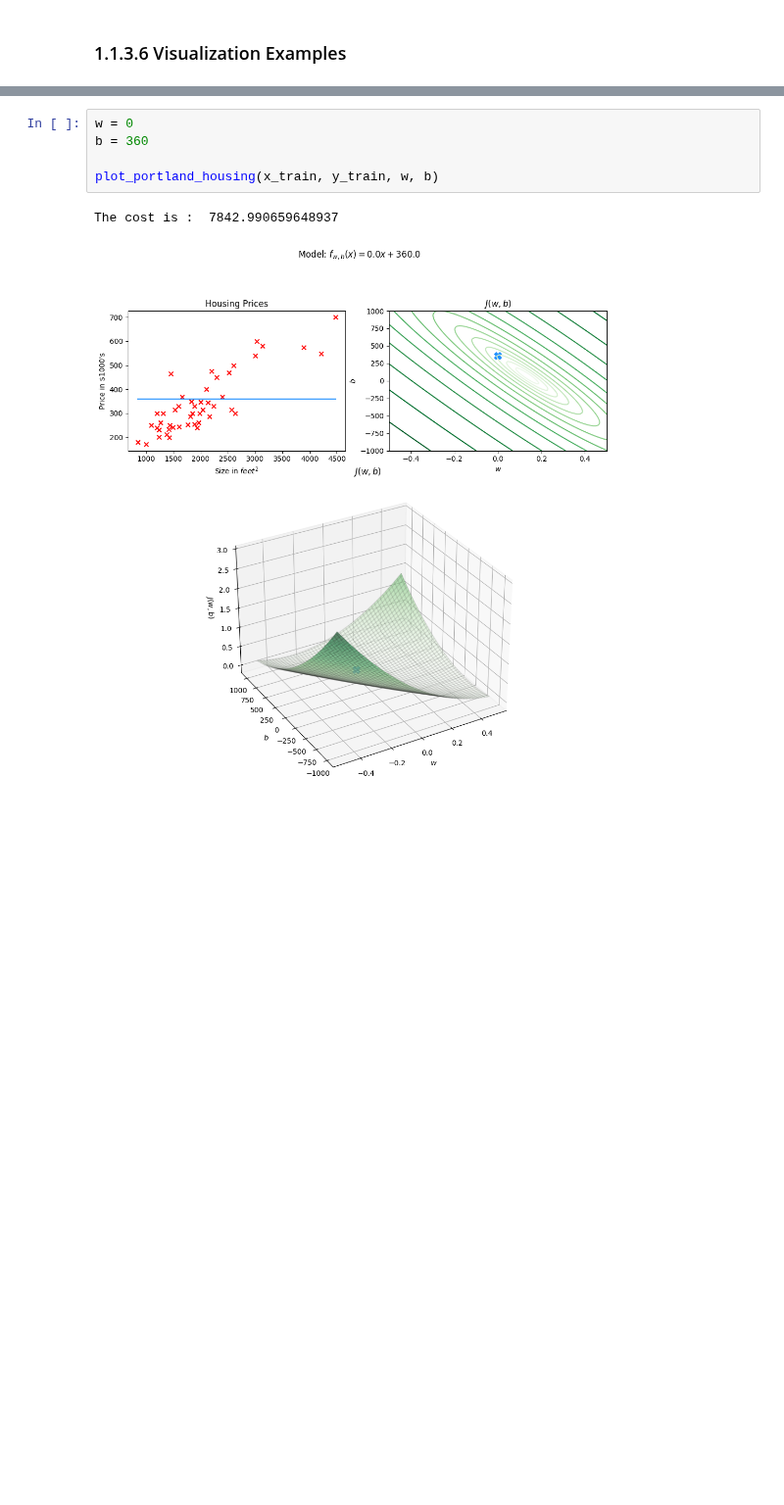
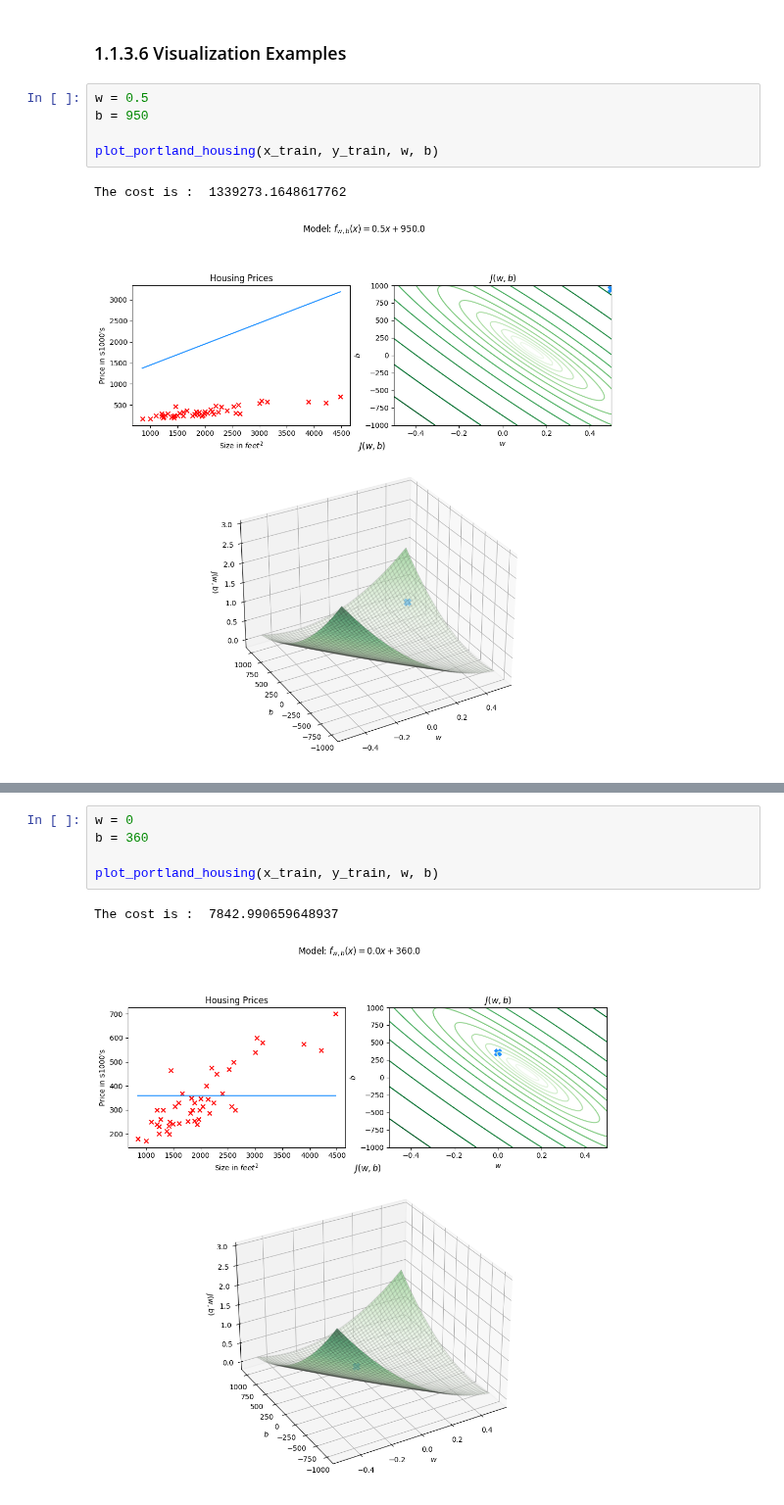
Before and after one commit to PaulToronto/Stanford-Andrew-Ng-Machine-Learning-Specialization, a Jupyter notebook: 1_1_Introduction_to_Machine_Learning.ipynb, the cells around one changed output, grey strips where cells are left out. Shown at 98% size. Cells and saved outputs as stored; diff of their text form; blank space fills up the shorter version.

```diff
--- a/1_1_Introduction_to_Machine_Learning.ipynb
+++ b/1_1_Introduction_to_Machine_Learning.ipynb
@@ -671,5 +676,13 @@ from matplotlib.gridspec import GridSpec
 # %% [markdown]
 ### 1.1.3.6 Visualization Examples
+# %%
+w = 0.5
+b = 950
+
+plot_portland_housing(x_train, y_train, w, b)
+# %% [output]
+The cost is :  1339273.1648617762
+[figure, added]
 # %%
 w = -0.15
 b = 800
```
Also changed, not shown: parts of 3 cells of this notebook.
